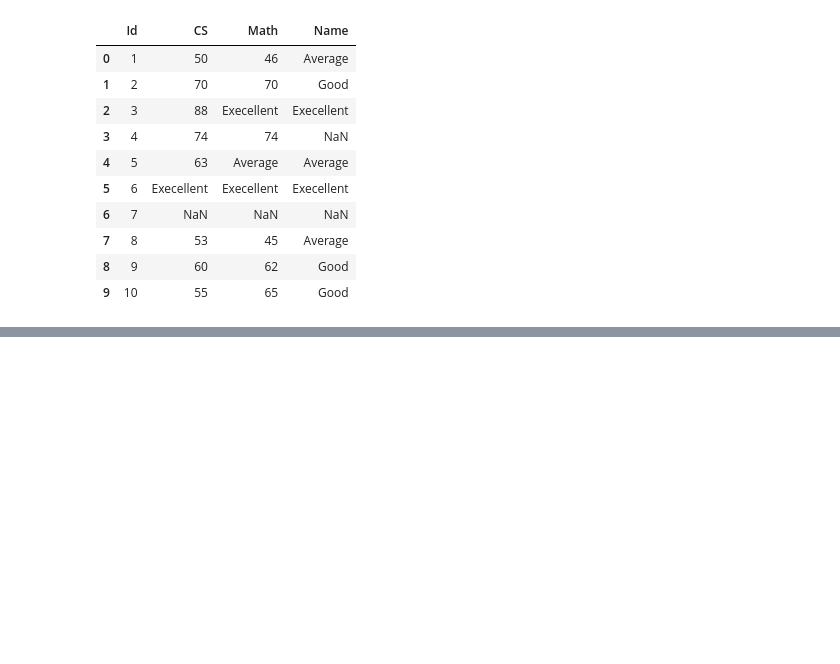
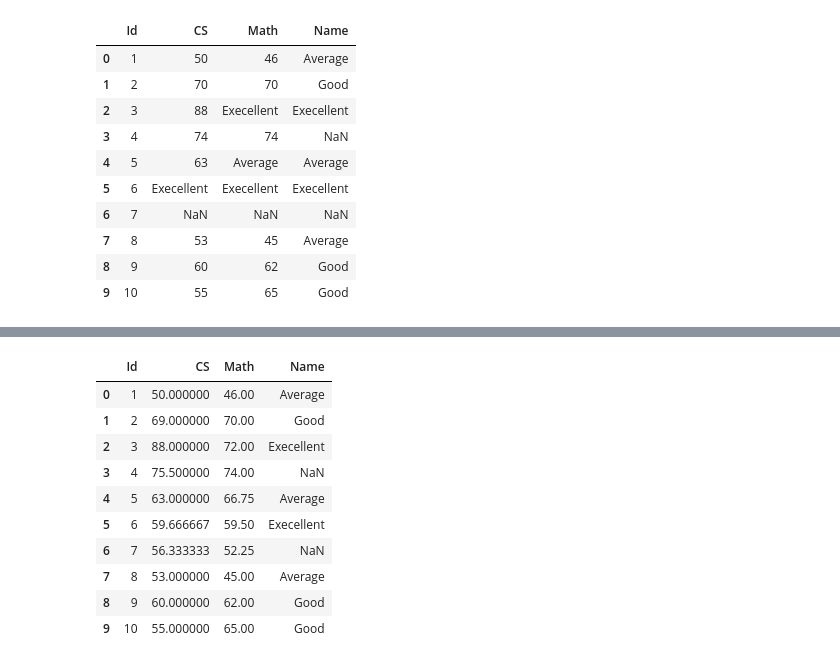
Before and after one commit to gudiseva/GoEduHub, a Jupyter notebook: GoEduHub_20210603.ipynb, the cells around one changed output, grey strips where cells are left out. Cells and saved outputs as stored; diff of their text form; code cells hidden in the pictures; blank space fills up the shorter version.

```diff
--- a/GoEduHub_20210603.ipynb
+++ b/GoEduHub_20210603.ipynb
@@ -99,0 +130,15 @@ new_df
+# %%
+new_df = df.interpolate()
+new_df
+# %% [output]
+|  | Id | CS | Math | Name |
+| 0 | 1 | 50.000000 | 46.00 | Average |
+| 1 | 2 | 69.000000 | 70.00 | Good |
+| 2 | 3 | 88.000000 | 72.00 | Execellent |
+| 3 | 4 | 75.500000 | 74.00 | NaN |
+| 4 | 5 | 63.000000 | 66.75 | Average |
+| 5 | 6 | 59.666667 | 59.50 | Execellent |
+| 6 | 7 | 56.333333 | 52.25 | NaN |
+| 7 | 8 | 53.000000 | 45.00 | Average |
+| 8 | 9 | 60.000000 | 62.00 | Good |
+| 9 | 10 | 55.000000 | 65.00 | Good |
```
Also changed, not shown: parts of 7 cells of this notebook.
